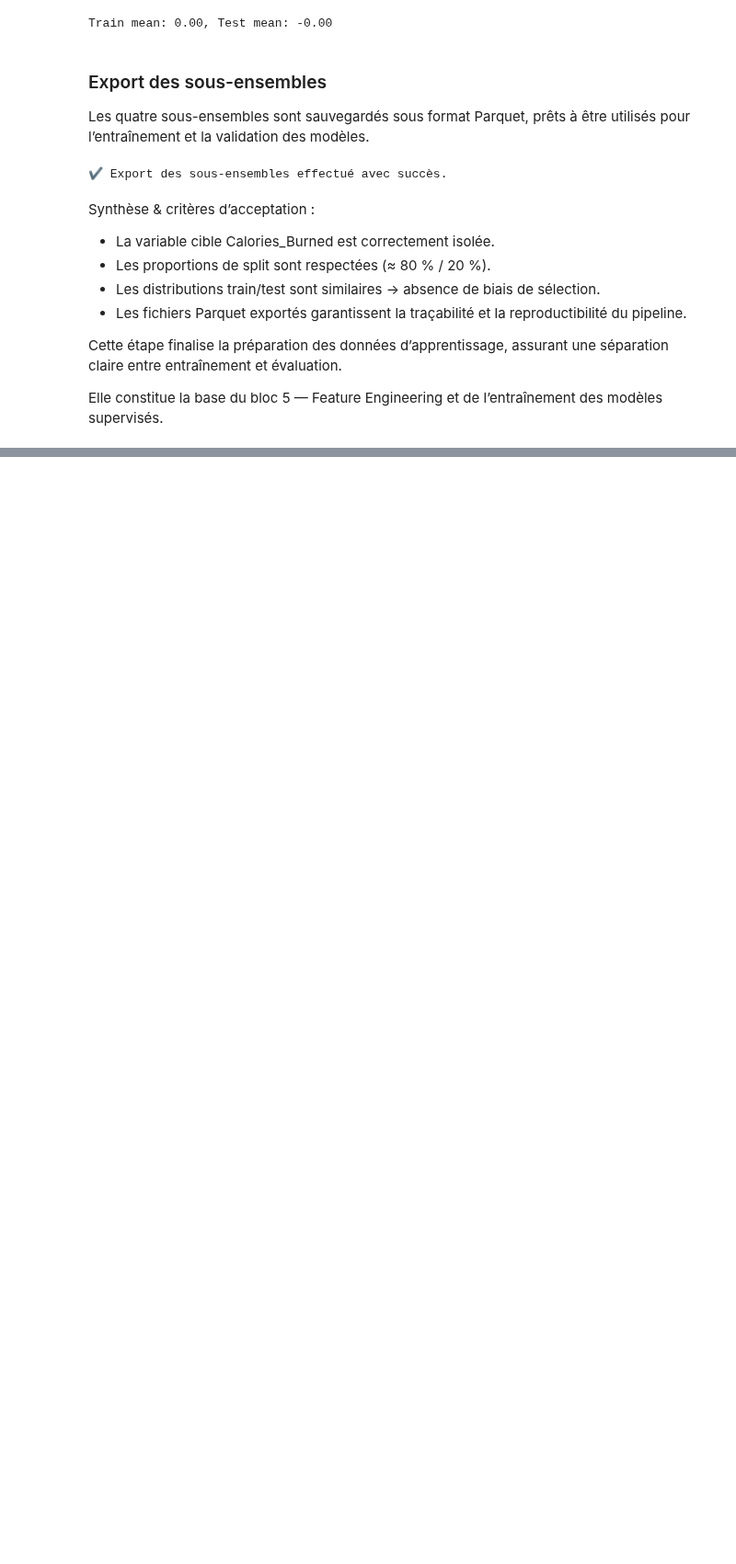
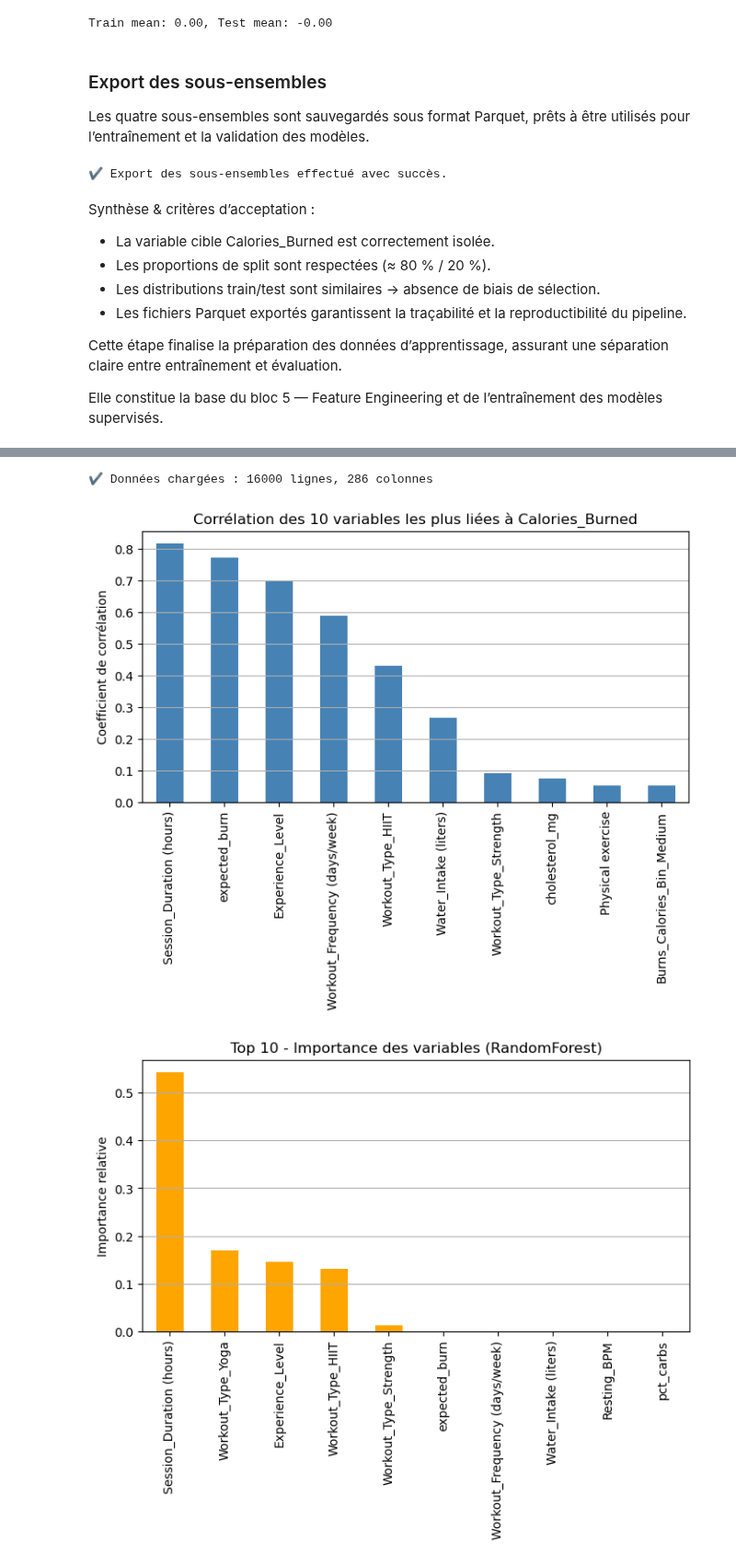
Before and after one commit to happy-developer/train.me, a Jupyter notebook: src/notebooks/preprocessing/life_style_data/preprocessing_life_style_data.ipynb, the cells around one changed output, grey strips where cells are left out. Shown at 92% size. Cells and saved outputs as stored; diff of their text form; code cells hidden in the pictures; blank space fills up the shorter version.

```diff
--- a/src/notebooks/preprocessing/life_style_data/preprocessing_life_style_data.ipynb
+++ b/src/notebooks/preprocessing/life_style_data/preprocessing_life_style_data.ipynb
@@ -760,0 +771,35 @@ Elle constitue la base du bloc 5 — Feature Engineering et de l’entraînement
+# %%
+X_train = pd.read_parquet(export_dir / "X_train.parquet")
+y_train = pd.read_parquet(export_dir / "y_train.parquet").squeeze()  # conversion en Series
+
+print(f"✔ Données chargées : {X_train.shape[0]} lignes, {X_train.shape[1]} colonnes")
+# %% [output]
+✔ Données chargées : 16000 lignes, 286 colonnes
+# %%
+# Calcul des corrélations (variables continues uniquement)
+corr = X_train.corrwith(y_train).dropna().sort_values(ascending=False)
+top_corr = corr.head(10)
+
+plt.figure(figsize=(8,4))
+top_corr.plot(kind="bar", color="steelblue")
+plt.title("Corrélation des 10 variables les plus liées à Calories_Burned")
+plt.ylabel("Coefficient de corrélation")
+plt.grid(True, axis='y')
+plt.show()
+
+# Modèle RandomForest pour importance des features
+model_rf = RandomForestRegressor(random_state=42, n_estimators=100)
+model_rf.fit(X_train, y_train)
+
+importances = pd.Series(model_rf.feature_importances_, index=X_train.columns).sort_values(ascending=False)
+top_importances = importances.head(10)
+
+plt.figure(figsize=(8,4))
+top_importances.plot(kind="bar", color="orange")
+plt.title("Top 10 - Importance des variables (RandomForest)")
+plt.ylabel("Importance relative")
+plt.grid(True, axis='y')
+plt.show()
+# %% [output]
+[figure, added]
+[figure, added]
```
Also changed, not shown: parts of 12 cells of this notebook, 2 other files.
